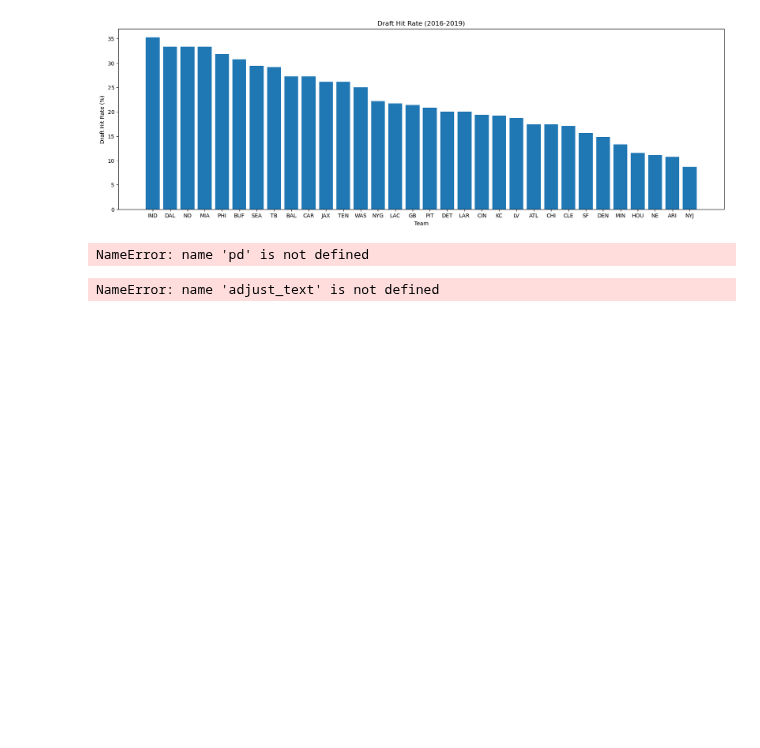
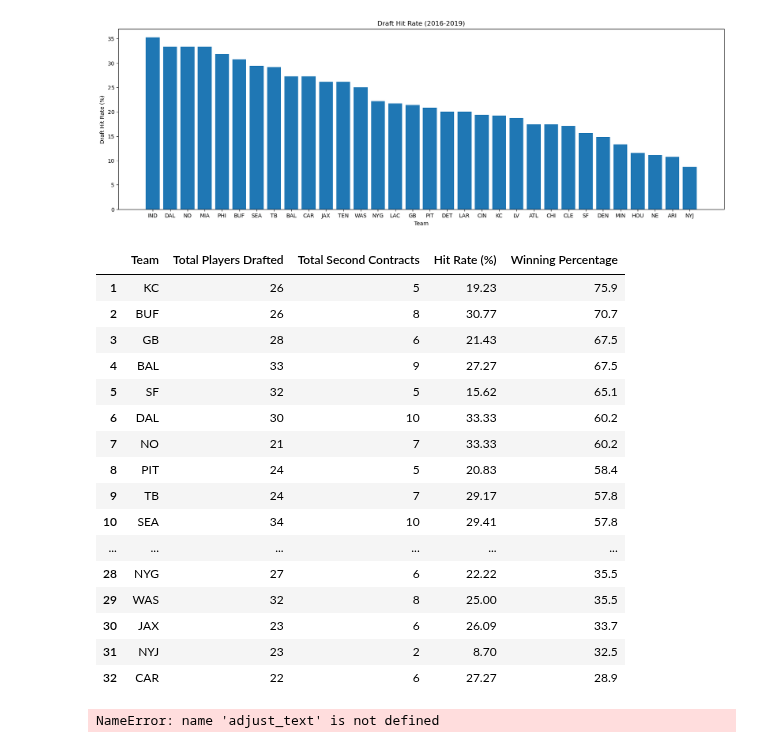
Before and after one commit to maslla100/NFL-Draft-Trends-, a Jupyter notebook: NFL_project_cleaned.ipynb, the cells around one changed output. Cells and saved outputs as stored; diff of their text form; code cells hidden in the pictures; blank space fills up the shorter version.

Commit message:
dataframe updates

```diff
--- a/NFL_project_cleaned.ipynb
+++ b/NFL_project_cleaned.ipynb
@@ -633,11 +633,49 @@ plt.show
 # %% [output]
 <function matplotlib.pyplot.show(close=None, block=None)>
 [figure]
-# %%
-#Merge NFl Record df with hit rate df to show team win % vs team draft hit rate %
-hit_rate_record_merged = pd.merge(hit_rate_df, nfl_record, on='team')
-# %% [output]
-NameError: name 'pd' is not defined
+# %%
+#Merge NFl Record df with hit rate df to show team win % vs team draft hit rate %
+hit_rate_record_merged = pd.merge(hit_rate_df, nfl_record, on='team')
+
+# Change Column Names
+hit_rate_winning_percentage = hit_rate_record_merged.rename(columns={
+    'team': 'Team',
+    'total_picks': 'Total Players Drafted',
+    'second_contracts': 'Total Second Contracts',
+    'hit_rate': 'Hit Rate (%)',
+    'percentage': 'Winning Percentage'
+})
+
+# Remove Record
+hit_rate_winning_percentage = hit_rate_winning_percentage[[
+    'Team', 'Total Players Drafted', 'Total Second Contracts', 'Hit Rate (%)', 'Winning Percentage'
+]]
+
+# Sort by Winning % and reset index to start at 1
+hit_rate_winning_percentage = hit_rate_winning_percentage.sort_values(by='Winning Percentage', ascending=False).reset_index(drop=True)
+hit_rate_winning_percentage.index = hit_rate_winning_percentage.index + 1
+
+
+# Show DataFrame
+hit_rate_winning_percentage
+# %% [output]
+|  | Team | Total Players Drafted | Total Second Contracts | Hit Rate (%) | Winning Percentage |
+| 1 | KC | 26 | 5 | 19.23 | 75.9 |
+| 2 | BUF | 26 | 8 | 30.77 | 70.7 |
+| 3 | GB | 28 | 6 | 21.43 | 67.5 |
+| 4 | BAL | 33 | 9 | 27.27 | 67.5 |
+| 5 | SF | 32 | 5 | 15.62 | 65.1 |
+| 6 | DAL | 30 | 10 | 33.33 | 60.2 |
+| 7 | NO | 21 | 7 | 33.33 | 60.2 |
+| 8 | PIT | 24 | 5 | 20.83 | 58.4 |
+| 9 | TB | 24 | 7 | 29.17 | 57.8 |
+| 10 | SEA | 34 | 10 | 29.41 | 57.8 |
+| ... | ... | ... | ... | ... | ... |
+| 28 | NYG | 27 | 6 | 22.22 | 35.5 |
+| 29 | WAS | 32 | 8 | 25.00 | 35.5 |
+| 30 | JAX | 23 | 6 | 26.09 | 33.7 |
+| 31 | NYJ | 23 | 2 | 8.70 | 32.5 |
+| 32 | CAR | 22 | 6 | 27.27 | 28.9 |
 # %%
 # Create the scatter plot showing team win percentage (2019-2024) vs team draft hit rate (2016-2019)
 plt.figure(figsize=(12, 6))
```
Also changed, not shown: parts of 10 cells of this notebook, 12 other files.
